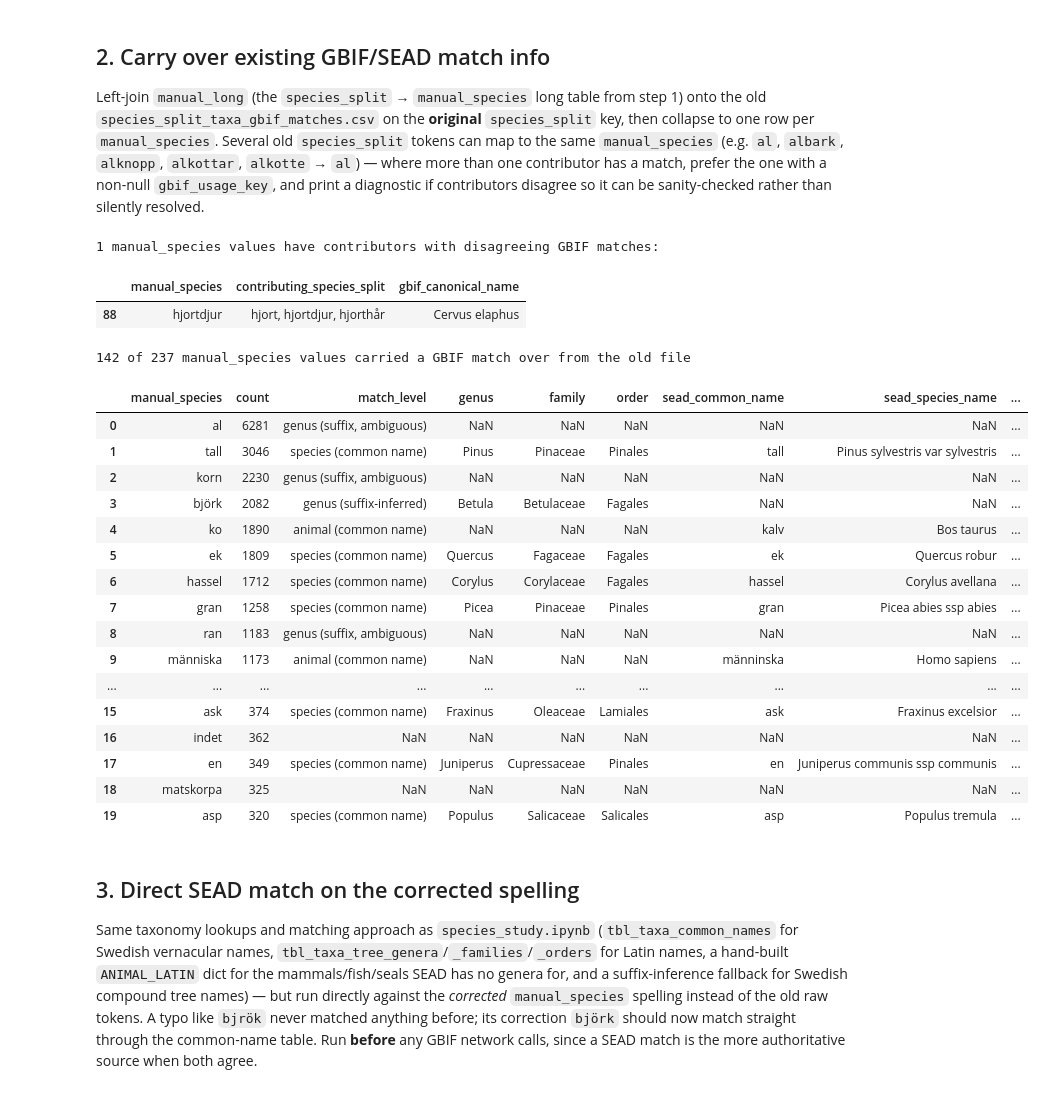
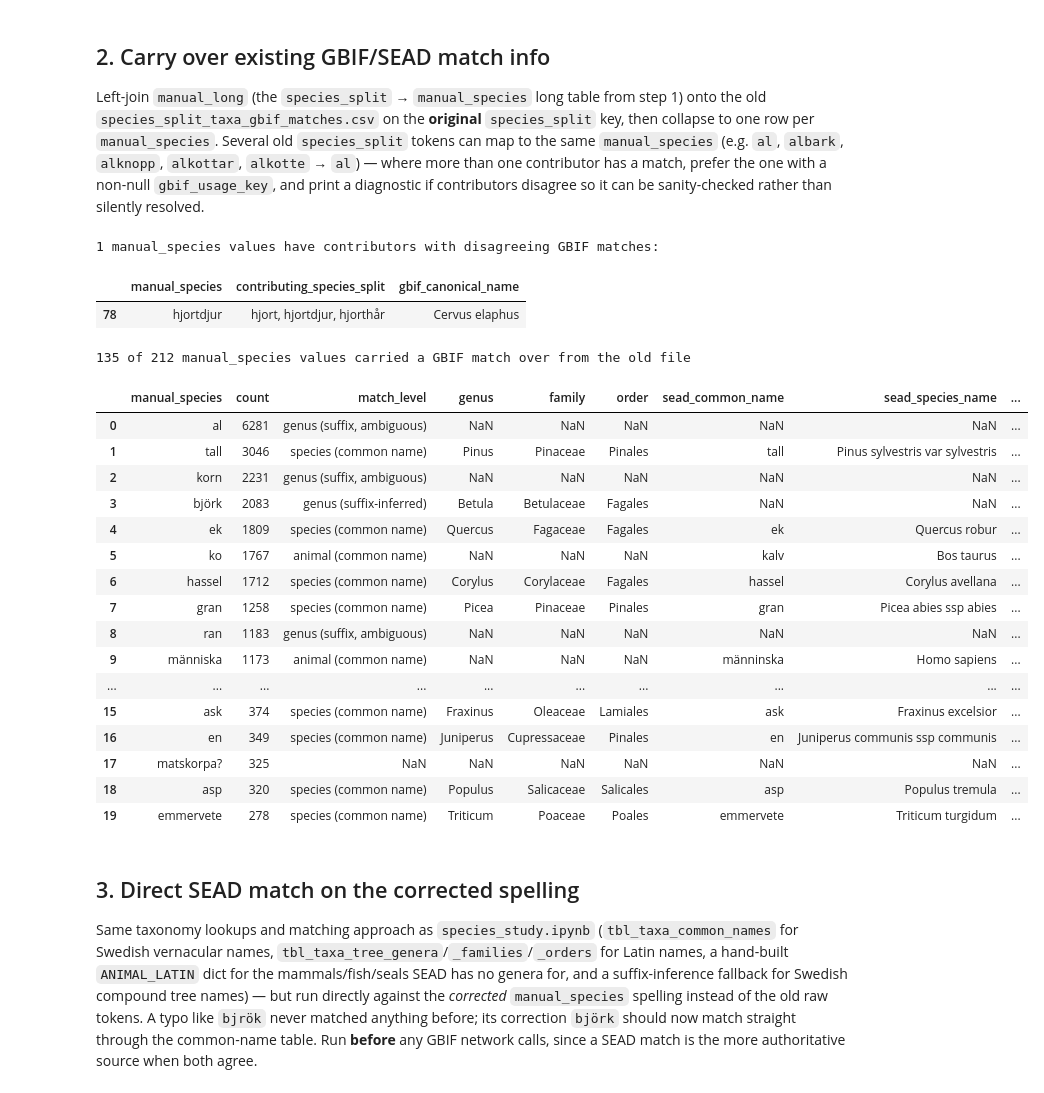
Before and after one commit to Br1CM/sead_strucke_data_cleaning, a Jupyter notebook: notebooks/species_etl.ipynb, the cells around one changed output. Cells and saved outputs as stored; diff of their text form; code cells hidden in the pictures.

Commit message:
fixed grouping of species and matches with latin names

```diff
--- a/notebooks/species_etl.ipynb
+++ b/notebooks/species_etl.ipynb
@@ -33,6 +33,19 @@ pd.set_option('display.width', None)
 
 OUTPUT_DIR = Path('../output/species')
 OUTPUT_DIR.mkdir(parents=True, exist_ok=True)
+
+# Bump this when a new manual mapping revision arrives (e.g. 'v3', 'v4', ...) - it drives both
+# which input file gets loaded and how this run's outputs are named, so re-running against a new
+# revision never overwrites a previous run's outputs. Earlier runs' outputs are kept alongside,
+# suffixed with their own version (e.g. the first pass, before any revision marker existed, was
+# renamed to the '_v1' files already sitting in OUTPUT_DIR).
+DATA_VERSION = 'v4'
+MANUAL_MAPPING_PATH = Path(f'../data/species_split_counts_in_original_manual_{DATA_VERSION}.csv')
+
+def versioned(filename):
+    # e.g. 'manual_species_count.csv' -> 'manual_species_count_v3.csv'
+    stem, suffix = filename.rsplit('.', 1)
+    return f'{stem}_{DATA_VERSION}.{suffix}'
 # %% [markdown]
 ## 1. Re-derive the manual vocabulary + counts
 
@@ -44,10 +57,10 @@ all) rather than dropping it — it's the count of rows with no species value, s
 `<NA>` row in the old notebook's counts.
 # %%
 manual_map = pd.read_csv(
-    '../data/species_split_counts_in_original_manual.csv',
+    MANUAL_MAPPING_PATH,
     keep_default_na=False,
     na_values=[''],
 )
-print(f'{len(manual_map)} rows loaded')
+print(f'{len(manual_map)} rows loaded from {MANUAL_MAPPING_PATH.name}')
 manual_map.head(10)
 # %% [output]
@@ -156,34 +169,34 @@ conflicts[['manual_species', 'contributing_species_split', 'gbif_canonical_name'
 # %% [output]
 1 manual_species values have contributors with disagreeing GBIF matches:
 |  | manual_species | contributing_species_split | gbif_canonical_name |
-| 88 | hjortdjur | hjort, hjortdjur, hjorthår | Cervus elaphus |
+| 78 | hjortdjur | hjort, hjortdjur, hjorthår | Cervus elaphus |
 # %%
 manual_species_taxa = manual_species_count.merge(
     carried_best.drop(columns='gbif_conflict'), on='manual_species', how='left'
 )
 print(f"{manual_species_taxa['gbif_usage_key'].notna().sum()} of {len(manual_species_taxa)} "
       f"manual_species values carried a GBIF match over from the old file")
-manual_species_taxa.to_csv(OUTPUT_DIR / 'manual_species_taxa_gbif_matches.csv', index=False)
+manual_species_taxa.to_csv(OUTPUT_DIR / versioned('manual_species_taxa_gbif_matches.csv'), index=False)
 manual_species_taxa.sort_values('count', ascending=False).head(20)
 # %% [output]
-142 of 237 manual_species values carried a GBIF match over from the old file
+135 of 212 manual_species values carried a GBIF match over from the old file
 |  | manual_species | count | match_level | genus | family | order | sead_common_name | sead_species_name | ... |
 | 0 | al | 6281 | genus (suffix, ambiguous) | NaN | NaN | NaN | NaN | NaN | ... |
 | 1 | tall | 3046 | species (common name) | Pinus | Pinaceae | Pinales | tall | Pinus sylvestris var sylvestris | ... |
-| 2 | korn | 2230 | genus (suffix, ambiguous) | NaN | NaN | NaN | NaN | NaN | ... |
-| 3 | björk | 2082 | genus (suffix-inferred) | Betula | Betulaceae | Fagales | NaN | NaN | ... |
-| 4 | ko | 1890 | animal (common name) | NaN | NaN | NaN | kalv | Bos taurus | ... |
-| 5 | ek | 1809 | species (common name) | Quercus | Fagaceae | Fagales | ek | Quercus robur | ... |
+| 2 | korn | 2231 | genus (suffix, ambiguous) | NaN | NaN | NaN | NaN | NaN | ... |
+| 3 | björk | 2083 | genus (suffix-inferred) | Betula | Betulaceae | Fagales | NaN | NaN | ... |
+| 4 | ek | 1809 | species (common name) | Quercus | Fagaceae | Fagales | ek | Quercus robur | ... |
+| 5 | ko | 1767 | animal (common name) | NaN | NaN | NaN | kalv | Bos taurus | ... |
 | 6 | hassel | 1712 | species (common name) | Corylus | Corylaceae | Fagales | hassel | Corylus avellana | ... |
 | 7 | gran | 1258 | species (common name) | Picea | Pinaceae | Pinales | gran | Picea abies ssp abies | ... |
 | 8 | ran | 1183 | genus (suffix, ambiguous) | NaN | NaN | NaN | NaN | NaN | ... |
 | 9 | människa | 1173 | animal (common name) | NaN | NaN | NaN | männinska | Homo sapiens | ... |
 | ... | ... | ... | ... | ... | ... | ... | ... | ... | ... |
 | 15 | ask | 374 | species (common name) | Fraxinus | Oleaceae | Lamiales | ask | Fraxinus excelsior | ... |
-| 16 | indet | 362 | NaN | NaN | NaN | NaN | NaN | NaN | ... |
-| 17 | en | 349 | species (common name) | Juniperus | Cupressaceae | Pinales | en | Juniperus communis ssp communis | ... |
-| 18 | matskorpa | 325 | NaN | NaN | NaN | NaN | NaN | NaN | ... |
-| 19 | asp | 320 | species (common name) | Populus | Salicaceae | Salicales | asp | Populus tremula | ... |
+| 16 | en | 349 | species (common name) | Juniperus | Cupressaceae | Pinales | en | Juniperus communis ssp communis | ... |
+| 17 | matskorpa? | 325 | NaN | NaN | NaN | NaN | NaN | NaN | ... |
+| 18 | asp | 320 | species (common name) | Populus | Salicaceae | Salicales | asp | Populus tremula | ... |
+| 19 | emmervete | 278 | species (common name) | Triticum | Poaceae | Poales | emmervete | Triticum turgidum | ... |
 # %% [markdown]
 ## 3. Direct SEAD match on the corrected spelling
 
```
Also changed, not shown: parts of 13 cells of this notebook, 4 other files.
